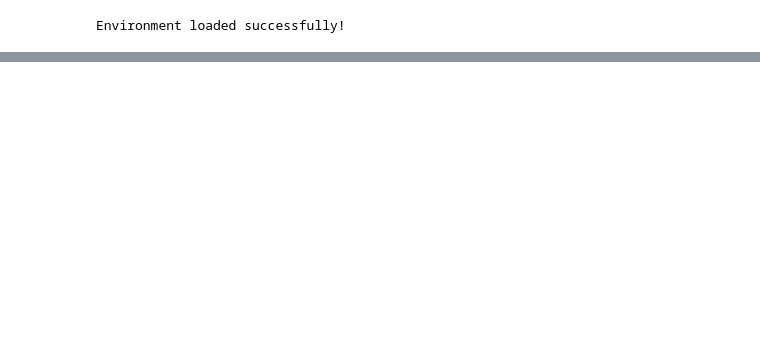
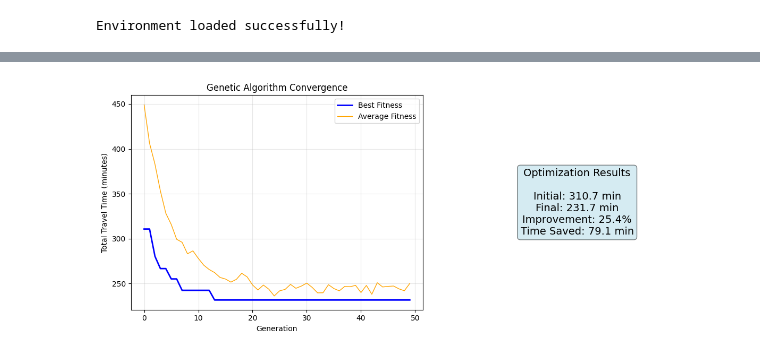
Before and after one commit to arpitmohankar/Logi.Ai, a Jupyter notebook: route_optimizer/notebooks/route_optimization.ipynb, the cells around one changed output, grey strips where cells are left out. Cells and saved outputs as stored; diff of their text form; code cells hidden in the pictures; blank space fills up the shorter version.

Commit message:
genetic algorithm implmentation and tested with user input

```diff
--- a/route_optimizer/notebooks/route_optimization.ipynb
+++ b/route_optimizer/notebooks/route_optimization.ipynb
@@ -201,0 +624,29 @@ def generate_training_data(df_locations, num_samples=1000):
+# %%
+# Plot genetic algorithm convergence
+plt.figure(figsize=(12, 5))
+
+plt.subplot(1, 2, 1)
+plt.plot(best_history, label='Best Fitness', color='blue', linewidth=2)
+plt.plot(avg_history, label='Average Fitness', color='orange', linewidth=1)
+plt.xlabel('Generation')
+plt.ylabel('Total Travel Time (minutes)')
+plt.title('Genetic Algorithm Convergence')
+plt.legend()
+plt.grid(True, alpha=0.3)
+
+plt.subplot(1, 2, 2)
+improvement = ((best_history[0] - best_history[-1]) / best_history[0]) * 100
+plt.text(0.5, 0.5, f'Optimization Results\n\n'
+         f'Initial: {best_history[0]:.1f} min\n'
+         f'Final: {best_history[-1]:.1f} min\n'
+         f'Improvement: {improvement:.1f}%\n'
+         f'Time Saved: {best_history[0] - best_history[-1]:.1f} min',
+         ha='center', va='center', fontsize=14,
+         bbox=dict(boxstyle='round', facecolor='lightblue', alpha=0.5))
+plt.axis('off')
+
+plt.tight_layout()
+plt.savefig('../data/ga_performance.png', dpi=300, bbox_inches='tight')
+plt.show()
+# %% [output]
+[figure, added]
```
Also changed, not shown: parts of 14 cells of this notebook, 8 other files.
